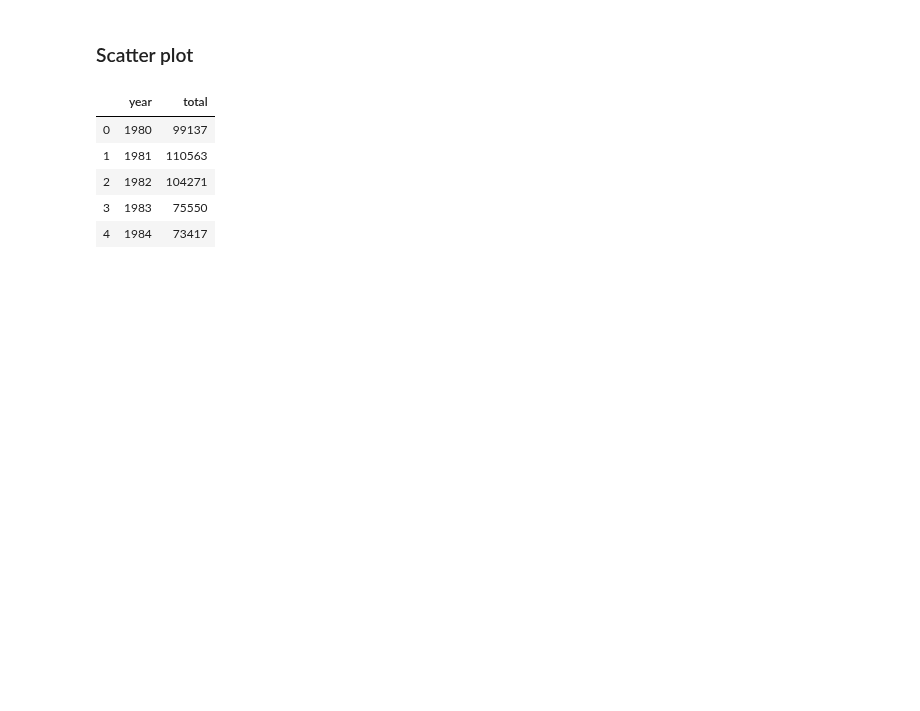
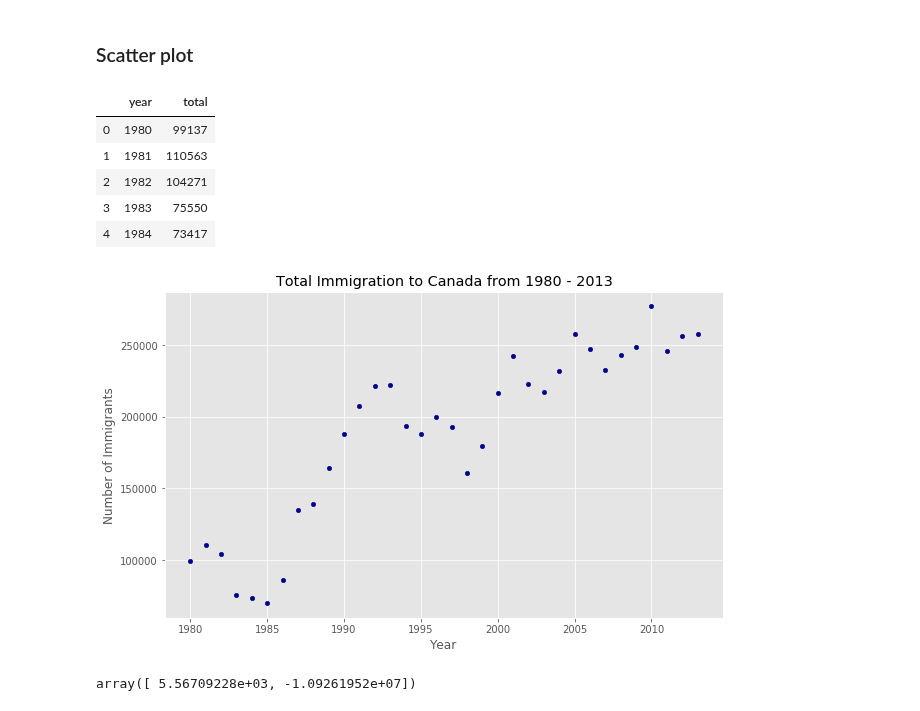
Before and after one commit to ghaffaru/immigration-data-analytics, a Jupyter notebook: plots/pie_box_scatter.ipynb, the cells around one changed output. Drawn from its saved outputs; the diff is of its cells as text; code cells hidden in the pictures; blank space fills up the shorter version.

```diff
--- a/plots/pie_box_scatter.ipynb
+++ b/plots/pie_box_scatter.ipynb
@@ -242,3 +242,21 @@ df_tot.head()
 | 2 | 1982 | 104271 |
 | 3 | 1983 | 75550 |
 | 4 | 1984 | 73417 |
+# %%
+df_tot.plot(kind='scatter', x='year', y='total', figsize=(10, 6), color='darkblue')
+
+plt.title('Total Immigration to Canada from 1980 - 2013')
+plt.xlabel('Year')
+plt.ylabel('Number of Immigrants')
+
+plt.show()
+# %% [output]
+[figure, added]
+# %%
+x = df_tot['year']      # year on x-axis
+y = df_tot['total']     # total on y-axis
+fit = np.polyfit(x, y, deg=1)
+
+fit
+# %% [output]
+array([ 5.56709228e+03, -1.09261952e+07])
```
Also changed, not shown: parts of 5 cells of this notebook, 1 other file.
